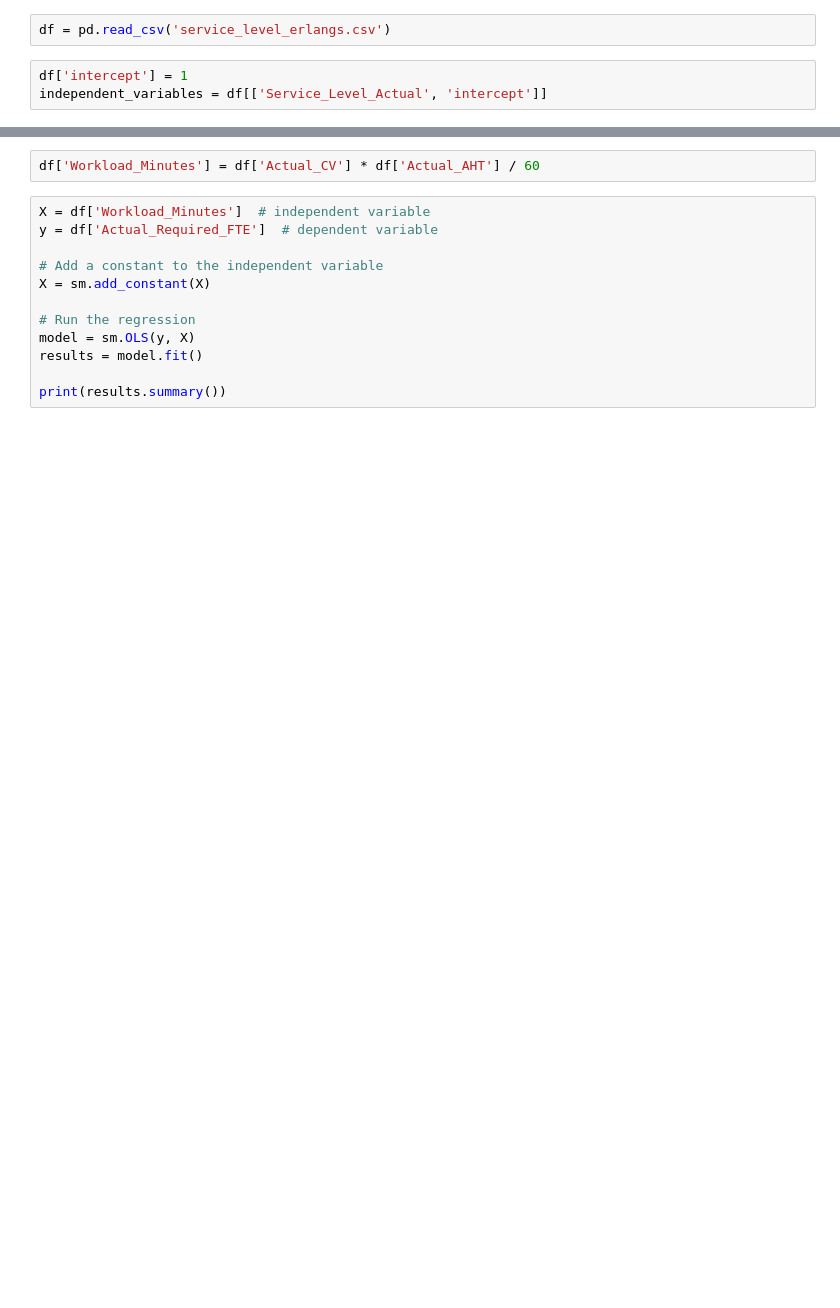
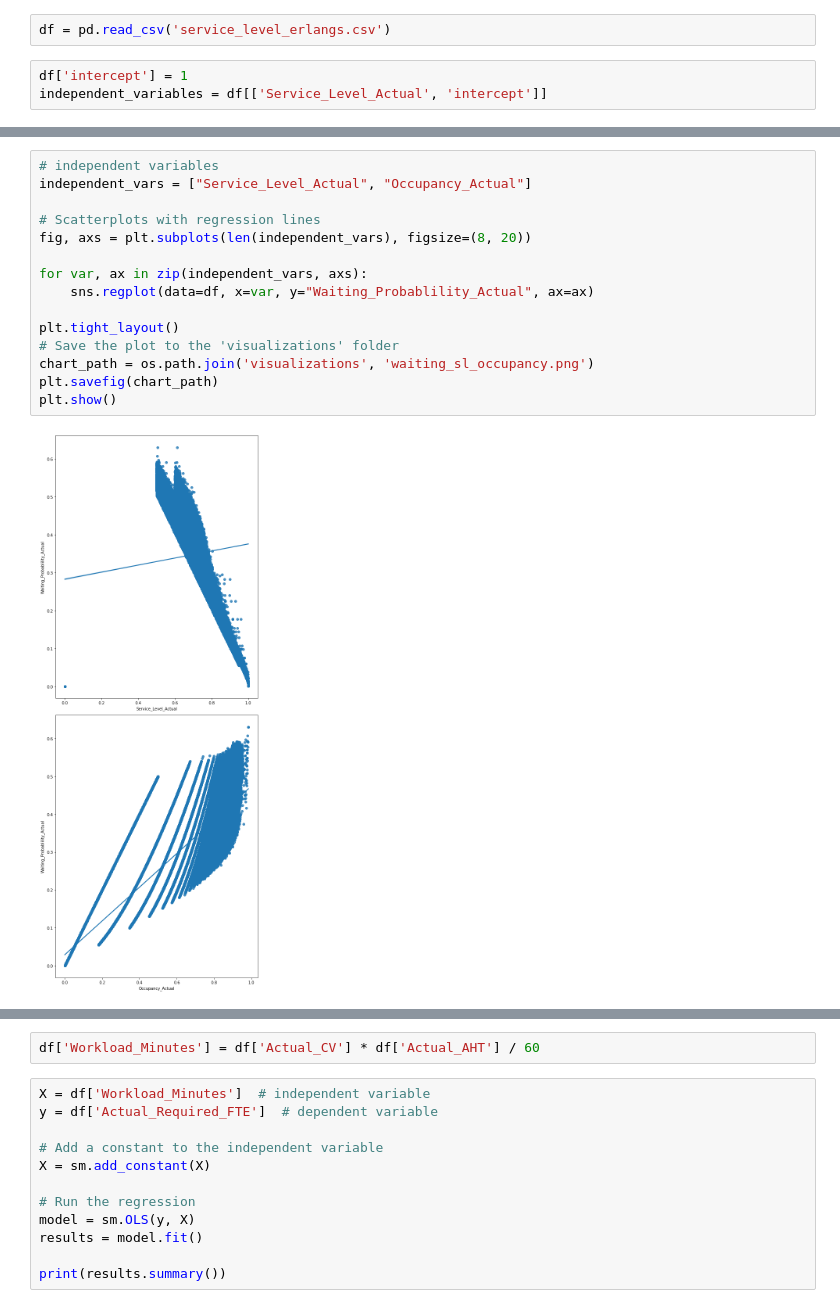
Before and after one commit to CarlS2rt/service_level_sensitivity_analysis, a Jupyter notebook: occupancy_waiting_regressions.ipynb, the cells around one changed output, grey strips where cells are left out. Drawn from its saved outputs; the diff is of its cells as text; blank space fills up the shorter version.

Commit message:
updated visuals and analysis

```diff
--- a/occupancy_waiting_regressions.ipynb
+++ b/occupancy_waiting_regressions.ipynb
@@ -127,3 +130,20 @@ Notes:
 [1] Standard Errors assume that the covariance matrix of the errors is correctly specified.
 [2] The condition number is large, 1.56e+04. This might indicate that there are
 strong multicollinearity or other numerical problems.
+# %%
+# independent variables
+independent_vars = ["Service_Level_Actual", "Occupancy_Actual"]
+
+# Scatterplots with regression lines
+fig, axs = plt.subplots(len(independent_vars), figsize=(8, 20))
+
+for var, ax in zip(independent_vars, axs):
+    sns.regplot(data=df, x=var, y="Waiting_Probablility_Actual", ax=ax)
+
+plt.tight_layout()
+# Save the plot to the 'visualizations' folder
+chart_path = os.path.join('visualizations', 'waiting_sl_occupancy.png')
+plt.savefig(chart_path)
+plt.show()
+# %% [output]
+[figure, added]
```
Also changed, not shown: parts of 10 cells of this notebook, 7 other files.
